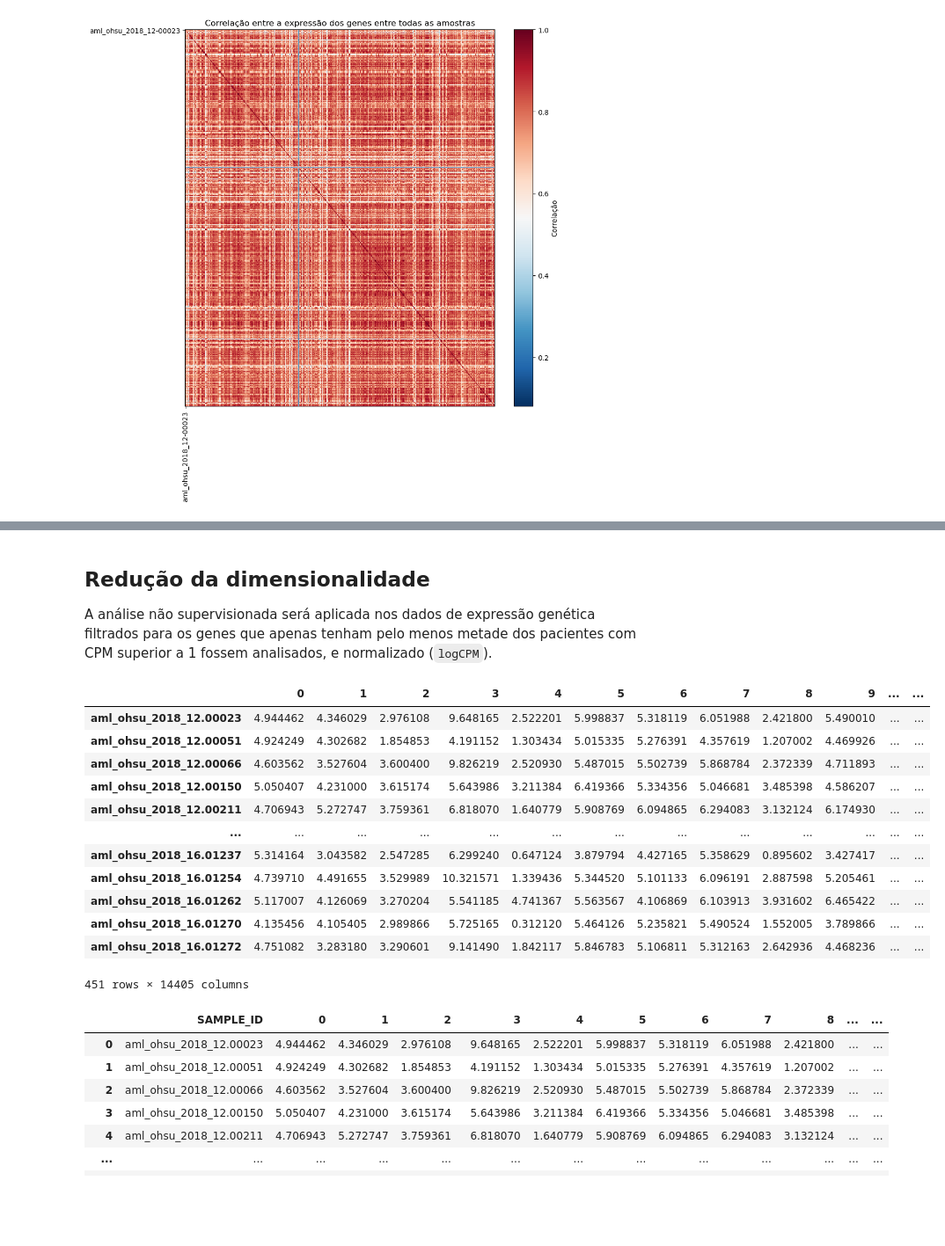
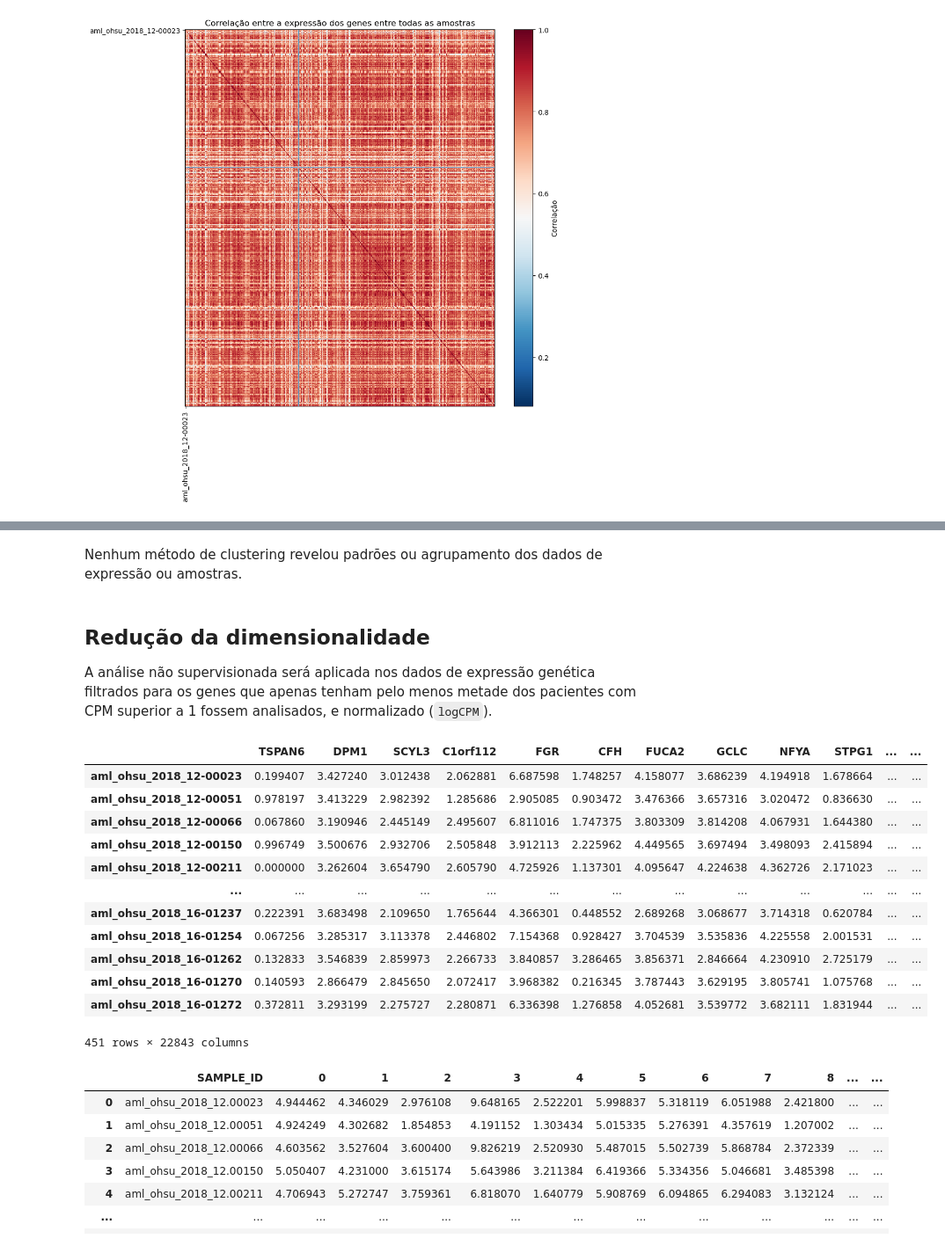
Before and after one commit to CarlosGomes00/Extracao, a Jupyter notebook: Projeto/Trabalho_extração_Python.ipynb, the cells around one changed output, grey strips where cells are left out. Shown at 88% size. Saved outputs shown, nothing was run; the diff lists cells and outputs as text; code cells hidden in the pictures; blank space fills up the shorter version.

```diff
--- a/Projeto/Trabalho_extração_Python.ipynb
+++ b/Projeto/Trabalho_extração_Python.ipynb
@@ -930,0 +1002,14 @@ plt.show()
+# %%
+kmeans = KMeans(n_clusters=6, random_state=0)
+clusters = kmeans.fit(RNA_cpm)
+
+labels = kmeans.labels_
+
+plt.figure(figsize=(10, 8))
+plt.scatter(RNA_cpm.iloc[:, 0], RNA_cpm.iloc[:, 1], c=labels, cmap='viridis', alpha=0.5)
+plt.scatter(kmeans.cluster_centers_[:, 0], kmeans.cluster_centers_[:, 1], marker='x', s=200, c='red', label='Centroids')
+plt.title('K-means com 6 clusters')
+plt.xlabel('Feature 1')
+plt.ylabel('Feature 2')
+plt.legend()
+plt.show()
@@ -930,0 +1018,15 @@ plt.show()
+# %%
+# Método do cotovelo
+np.random.seed(123)
+inercia = []
+for k in range(2, 11):
+    kmeans = KMeans(n_clusters=k, n_init=10, random_state=123)
+    kmeans.fit(RNA_cpm)
+    inercia.append(kmeans.inertia_)
+
+plot_data = pd.DataFrame({'clusters': range(2, 11), 'wss': inercia})
+plt.figure(figsize=(10, 6))
+sns.lineplot(x='clusters', y='wss', data=plot_data, marker='o')
+plt.xlabel('Número de Clusters')
+plt.ylabel('Soma dos Quadrados Intra-Cluster (WSS)')
+plt.show()
@@ -931,3 +1035,5 @@ plt.show()
+# %% [markdown]
+Nenhum método de clustering revelou padrões ou agrupamento dos dados de expressão ou amostras.
 # %% [markdown]
 ## Redução da dimensionalidade
 
@@ -939,21 +1041,23 @@ df = pd.read_excel(file_path)
+# %%
+logCPM = np.log(RNA_cpm + 1)
 # %%
 ## Primeiro é necessário transpor o dataframe
-DADOS = df.transpose()
+DADOS = logCPM.transpose()
 DADOS
 # %% [output]
-|  | 0 | 1 | 2 | 3 | 4 | 5 | 6 | 7 | 8 | 9 | ... | ... |
-| aml_ohsu_2018_12.00023 | 4.944462 | 4.346029 | 2.976108 | 9.648165 | 2.522201 | 5.998837 | 5.318119 | 6.051988 | 2.421800 | 5.490010 | ... | ... |
-| aml_ohsu_2018_12.00051 | 4.924249 | 4.302682 | 1.854853 | 4.191152 | 1.303434 | 5.015335 | 5.276391 | 4.357619 | 1.207002 | 4.469926 | ... | ... |
-| aml_ohsu_2018_12.00066 | 4.603562 | 3.527604 | 3.600400 | 9.826219 | 2.520930 | 5.487015 | 5.502739 | 5.868784 | 2.372339 | 4.711893 | ... | ... |
-| aml_ohsu_2018_12.00150 | 5.050407 | 4.231000 | 3.615174 | 5.643986 | 3.211384 | 6.419366 | 5.334356 | 5.046681 | 3.485398 | 4.586207 | ... | ... |
-| aml_ohsu_2018_12.00211 | 4.706943 | 5.272747 | 3.759361 | 6.818070 | 1.640779 | 5.908769 | 6.094865 | 6.294083 | 3.132124 | 6.174930 | ... | ... |
+|  | TSPAN6 | DPM1 | SCYL3 | C1orf112 | FGR | CFH | FUCA2 | GCLC | NFYA | STPG1 | ... | ... |
+| aml_ohsu_2018_12-00023 | 0.199407 | 3.427240 | 3.012438 | 2.062881 | 6.687598 | 1.748257 | 4.158077 | 3.686239 | 4.194918 | 1.678664 | ... | ... |
+| aml_ohsu_2018_12-00051 | 0.978197 | 3.413229 | 2.982392 | 1.285686 | 2.905085 | 0.903472 | 3.476366 | 3.657316 | 3.020472 | 0.836630 | ... | ... |
+| aml_ohsu_2018_12-00066 | 0.067860 | 3.190946 | 2.445149 | 2.495607 | 6.811016 | 1.747375 | 3.803309 | 3.814208 | 4.067931 | 1.644380 | ... | ... |
+| aml_ohsu_2018_12-00150 | 0.996749 | 3.500676 | 2.932706 | 2.505848 | 3.912113 | 2.225962 | 4.449565 | 3.697494 | 3.498093 | 2.415894 | ... | ... |
+| aml_ohsu_2018_12-00211 | 0.000000 | 3.262604 | 3.654790 | 2.605790 | 4.725926 | 1.137301 | 4.095647 | 4.224638 | 4.362726 | 2.171023 | ... | ... |
 | ... | ... | ... | ... | ... | ... | ... | ... | ... | ... | ... | ... | ... |
-| aml_ohsu_2018_16.01237 | 5.314164 | 3.043582 | 2.547285 | 6.299240 | 0.647124 | 3.879794 | 4.427165 | 5.358629 | 0.895602 | 3.427417 | ... | ... |
-| aml_ohsu_2018_16.01254 | 4.739710 | 4.491655 | 3.529989 | 10.321571 | 1.339436 | 5.344520 | 5.101133 | 6.096191 | 2.887598 | 5.205461 | ... | ... |
-| aml_ohsu_2018_16.01262 | 5.117007 | 4.126069 | 3.270204 | 5.541185 | 4.741367 | 5.563567 | 4.106869 | 6.103913 | 3.931602 | 6.465422 | ... | ... |
-| aml_ohsu_2018_16.01270 | 4.135456 | 4.105405 | 2.989866 | 5.725165 | 0.312120 | 5.464126 | 5.235821 | 5.490524 | 1.552005 | 3.789866 | ... | ... |
-| aml_ohsu_2018_16.01272 | 4.751082 | 3.283180 | 3.290601 | 9.141490 | 1.842117 | 5.846783 | 5.106811 | 5.312163 | 2.642936 | 4.468236 | ... | ... |
+| aml_ohsu_2018_16-01237 | 0.222391 | 3.683498 | 2.109650 | 1.765644 | 4.366301 | 0.448552 | 2.689268 | 3.068677 | 3.714318 | 0.620784 | ... | ... |
+| aml_ohsu_2018_16-01254 | 0.067256 | 3.285317 | 3.113378 | 2.446802 | 7.154368 | 0.928427 | 3.704539 | 3.535836 | 4.225558 | 2.001531 | ... | ... |
+| aml_ohsu_2018_16-01262 | 0.132833 | 3.546839 | 2.859973 | 2.266733 | 3.840857 | 3.286465 | 3.856371 | 2.846664 | 4.230910 | 2.725179 | ... | ... |
+| aml_ohsu_2018_16-01270 | 0.140593 | 2.866479 | 2.845650 | 2.072417 | 3.968382 | 0.216345 | 3.787443 | 3.629195 | 3.805741 | 1.075768 | ... | ... |
+| aml_ohsu_2018_16-01272 | 0.372811 | 3.293199 | 2.275727 | 2.280871 | 6.336398 | 1.276858 | 4.052681 | 3.539772 | 3.682111 | 1.831944 | ... | ... |
-451 rows × 14405 columns
+451 rows × 22843 columns
 # %%
 # Definir uma coluna SAMPLE_ID
 DADOS.reset_index(inplace=True)
```
Also changed, not shown: parts of 53 cells of this notebook.
